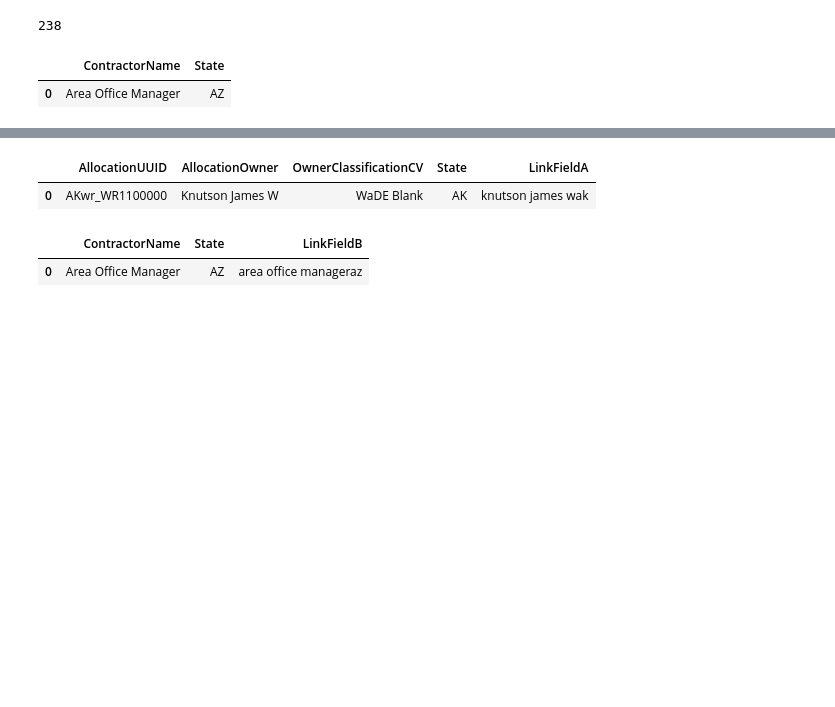
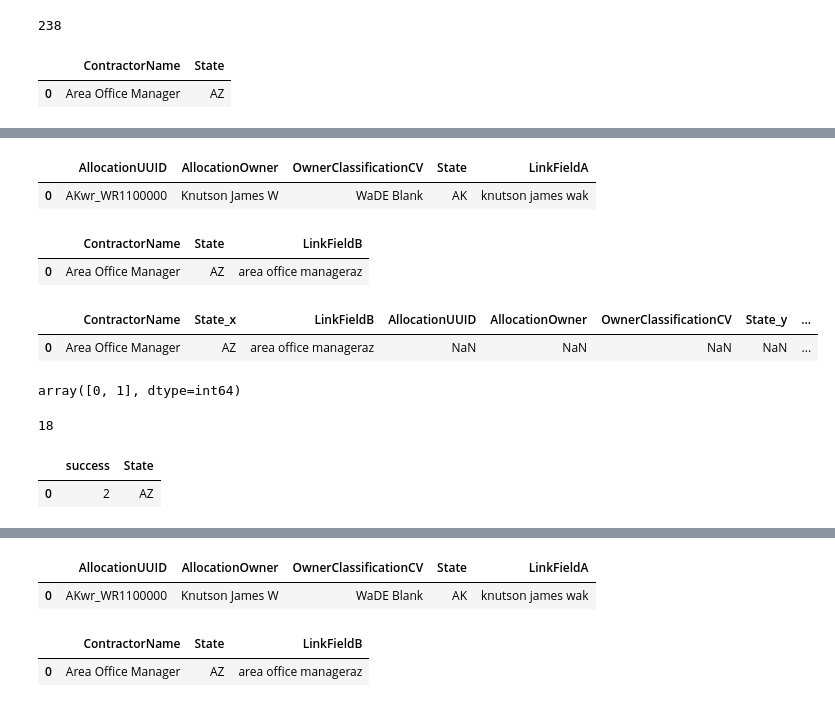
Before and after one commit to WSWCWaterDataExchange/WaDE-Side-Projects, a Jupyter notebook: 20230406 Bureau Contractors/Source1_WebScraping/s1_2JN_CheckAllocationOnwerVerusUSBRContractorName.ipynb, the cells around one changed output, grey strips where cells are left out. Cells and saved outputs as stored; diff of their text form; code cells hidden in the pictures; blank space fills up the shorter version.

```diff
--- a/20230406 Bureau Contractors/Source1_WebScraping/s1_2JN_CheckAllocationOnwerVerusUSBRContractorName.ipynb
+++ b/20230406 Bureau Contractors/Source1_WebScraping/s1_2JN_CheckAllocationOnwerVerusUSBRContractorName.ipynb
@@ -64,0 +140,58 @@ dfcs_in2.head(1)
+# %%
+# make copies
+
+dfao = dfao_in.copy()
+dfcs = dfcs_in.copy()
+# %%
+# Clean Owner info. Remove special characters
+import re
+
+def cleanOwnerDataFunc(Val):
+    Val = re.sub("[$@&.';,`/\)(-]", "", Val).lower().strip()
+    return Val
+# %%
+dfao = dfao.assign(AllocationOwner=dfao['AllocationOwner'].str.split(',')).explode('AllocationOwner').reset_index(drop=True)
+dfao['LinkFieldA'] = dfao['AllocationOwner'].astype(str) + dfao['State'].astype(str)
+dfao['LinkFieldA'] = dfao.apply(lambda row: cleanOwnerDataFunc(row['LinkFieldA']), axis=1)
+dfao.head(1)
+# %% [output]
+|  | AllocationUUID | AllocationOwner | OwnerClassificationCV | State | LinkFieldA |
+| 0 | AKwr_WR1100000 | Knutson James W | WaDE Blank | AK | knutson james wak |
+# %%
+dfcs['LinkFieldB'] = dfcs['ContractorName'].astype(str) + dfcs['State'].astype(str)
+dfcs['LinkFieldB'] = dfcs.apply(lambda row: cleanOwnerDataFunc(row['LinkFieldB']), axis=1)
+dfcs.head(1)
+# %% [output]
+|  | ContractorName | State | LinkFieldB |
+| 0 | Area Office Manager | AZ | area office manageraz |
+# %%
+df2 = pd.merge(dfcs, dfao, left_on='LinkFieldB', right_on='LinkFieldA', how='left').reset_index(drop=True)
+df2.head(1)
+# %% [output]
+|  | ContractorName | State_x | LinkFieldB | AllocationUUID | AllocationOwner | OwnerClassificationCV | State_y | ... |
+| 0 | Area Office Manager | AZ | area office manageraz | NaN | NaN | NaN | NaN | ... |
+# %%
+# check success
+
+def checkSuccessFunc(A, B):
+    if A == B:
+        resultVal = 1
+    else:
+        resultVal = 0
+    return resultVal
+df2['success'] = df2.apply(lambda row: checkSuccessFunc(row['LinkFieldA'], row['LinkFieldB']), axis=1)
+df2['success'].unique()
+# %% [output]
+array([0, 1], dtype=int64)
+# %%
+# get count (use agg and sum of state and contractor name)
+df2 = df2[['State_x', 'ContractorName', 'success']].drop_duplicates().reset_index(drop=True)
+df2 = df2.groupby(['State_x']).agg({'success': 'sum'})
+df2['State'] = df2.index
+df2 = df2.reset_index(drop=True)
+print(len(df2))
+df2.head(1)
+# %% [output]
+18
+|  | success | State |
+| 0 | 2 | AZ |
```
Also changed, not shown: parts of 30 cells of this notebook, 32 other files.
